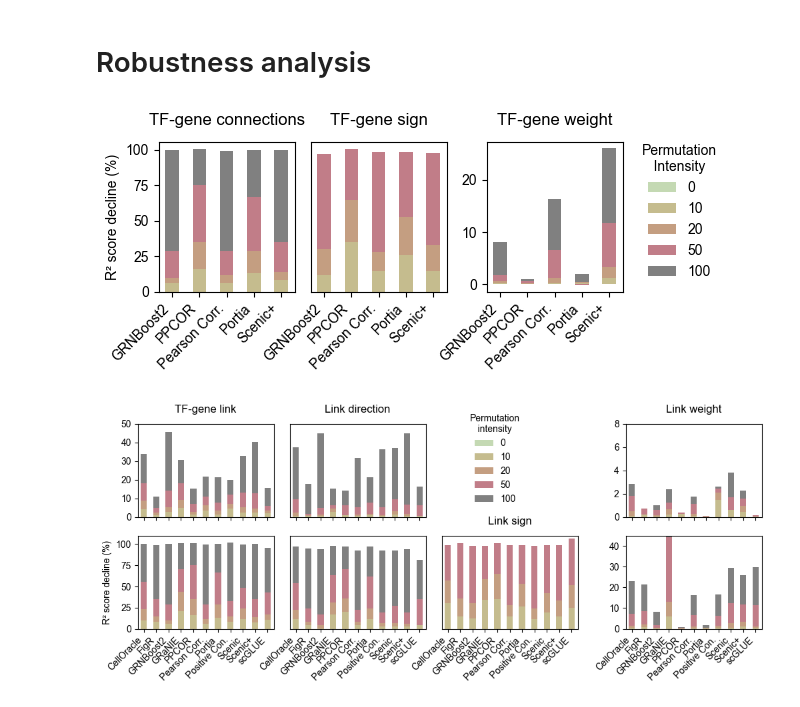
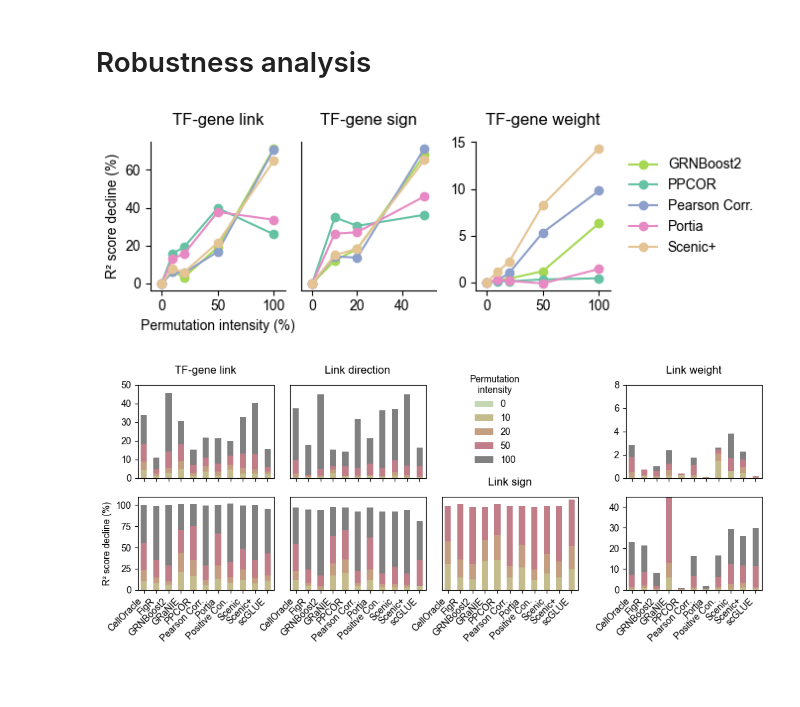
Before and after one commit to janursa/grn_benchmark, a Jupyter notebook: notebooks/process_results.ipynb, the cells around one changed output. Cells and saved outputs as stored; diff of their text form; code cells hidden in the pictures; blank space fills up the shorter version.

```diff
--- a/notebooks/process_results.ipynb
+++ b/notebooks/process_results.ipynb
@@ -646,7 +642,7 @@ noise_type = 'direction'
 reg1_mat_direction, reg2_mat_direction = format_robustness_results(base_dir, noise_type=noise_type)
 # %%
 def merge_df(reg_mat_net, reg_mat_sign, reg_mat_weight, reg_mat_direction):
-    reg_mat_net['Permute type'] = 'TF-gene connections'
+    reg_mat_net['Permute type'] = 'TF-gene link'
     reg_mat_sign['Permute type'] = 'TF-gene sign'
     reg_mat_weight['Permute type'] = 'TF-gene weight'
     reg_mat_direction['Permute type'] = 'TF-gene direction'
@@ -714,39 +744,36 @@ def plot_stacked_bar(df_all, ax, col='TF-gene connections'):
 # %%
+
 fig = plt.figure(figsize=(8, 2))
 
 # Define the gridspec with uneven ratios for rows and columns
 gs = fig.add_gridspec(1, 4)
 df_reg1_short = df_reg1[df_reg1['model'].isin(['GRNBoost2', 'Scenic+', 'Pearson Corr.', 'Portia', 'PPCOR'])]
 
 ax = fig.add_subplot(gs[0, 0])
-plot_stacked_bar(df_reg1_short, ax, col='TF-gene connections')
-ax.get_legend().remove()
+plot_line(df_reg1_short, ax, col='TF-gene link')
+ax.set_xlabel('Permutation intensity (%)')
 
 ax = fig.add_subplot(gs[0, 1])
-plot_stacked_bar(df_reg1_short, ax, col='TF-gene sign')
+plot_line(df_reg1_short, ax, col='TF-gene sign')
 ax.set_ylabel('')
 ax.set_yticks([])
-ax.get_legend().remove()
 
 
 ax = fig.add_subplot(gs[0, 2])
-plot_stacked_bar(df_reg1_short, ax, col='TF-gene weight')
+plot_line(df_reg1_short, ax, col='TF-gene weight')
 ax.set_ylabel('')
-ax.get_legend().remove()
-legend = ax.legend(title="Permutation\n   Intensity", loc=(1.1, .05), frameon=False)
-
-
+legend = ax.legend(loc=(1.1, .2), frameon=False)
 
 # Adjust positions for subplots in 2 rows
 ax_list = fig.axes  # List of all axes
 
 ax_list[0].set_position([0.01, 0.1, 0.17, 0.75])
 ax_list[1].set_position([0.2, 0.1, 0.17, 0.75])
 ax_list[2].set_position([0.42, 0.1, 0.17, 0.75])
 
 fig.savefig(f"{results_folder}/figs/robustnes_analysis_reg1_1.png", dpi=300, transparent=True, bbox_inches='tight')
 # %% [output]
-[figure, old version]
+[figure, new version]
 # %%
 fig = plt.figure(figsize=(12, 4))
 
```
Also changed, not shown: parts of 9 cells of this notebook, 9 other files.
